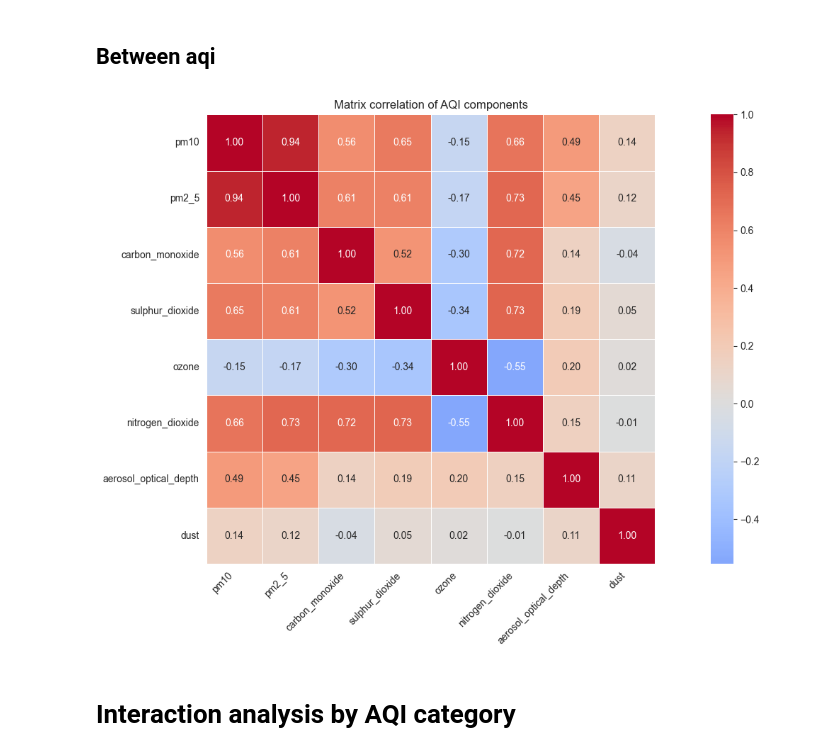
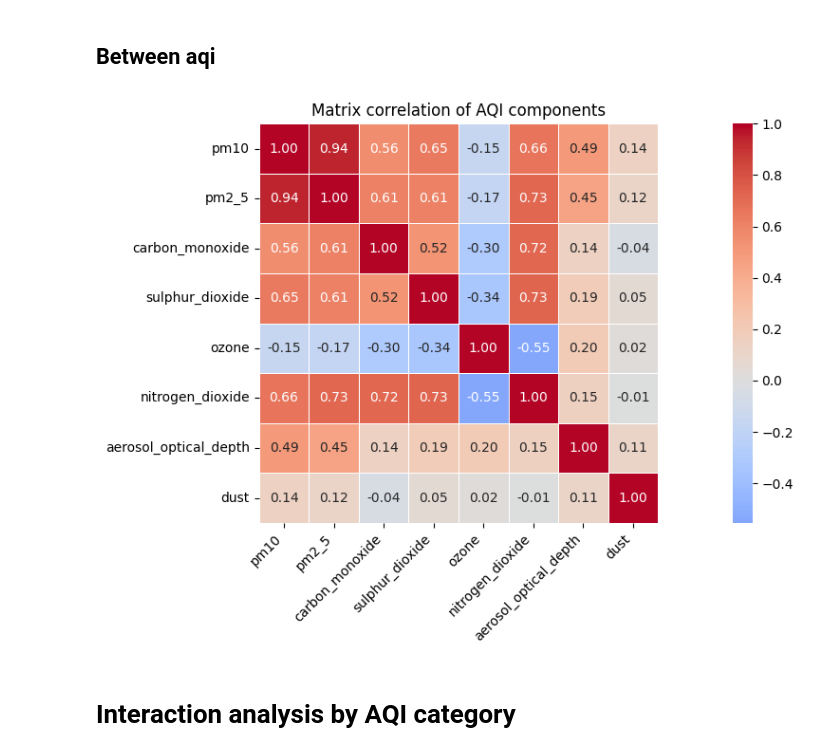
Before and after one commit to Avcuongy/AQI-Analytics-in-Southeast-Vietnam, a Jupyter notebook: notebooks/3_multivariate.ipynb, the cells around one changed output. Cells and saved outputs as stored; diff of their text form; code cells hidden in the pictures.

```diff
--- a/notebooks/3_multivariate.ipynb
+++ b/notebooks/3_multivariate.ipynb
@@ -10,8 +9,4 @@ import warnings
 warnings.filterwarnings("ignore")
-# %%
-pd.set_option("display.max_columns", None)
-sns.set_style("whitegrid")
-plt.rcParams["figure.figsize"] = (10, 5)
 # %% [markdown]
 # Data
 # %%
@@ -89,32 +85,32 @@ corr_pairs
 # %%
 aqi_component_cols = [
     "pm10",
     "pm2_5",
     "carbon_monoxide",
     "sulphur_dioxide",
     "ozone",
     "nitrogen_dioxide",
     "aerosol_optical_depth",
     "dust",
 ]
 
-plt.figure(figsize=(16, 8))
+plt.figure(figsize=(16, 6))
 corr_aqi = df[aqi_component_cols].corr()
 sns.heatmap(
     corr_aqi,
     annot=True,
     fmt=".2f",
     cmap="coolwarm",
     center=0,
     square=True,
     linewidths=0.5,
 )
 plt.title("Matrix correlation of AQI components")
 plt.xticks(rotation=45, ha="right")
 plt.tight_layout()
 plt.show()
 # %% [output]
-[figure, old version]
+[figure, new version]
 # %% [markdown]
 # Interaction analysis by AQI category
 # %%
```
Also changed, not shown: parts of 7 cells of this notebook, 5 other files.
